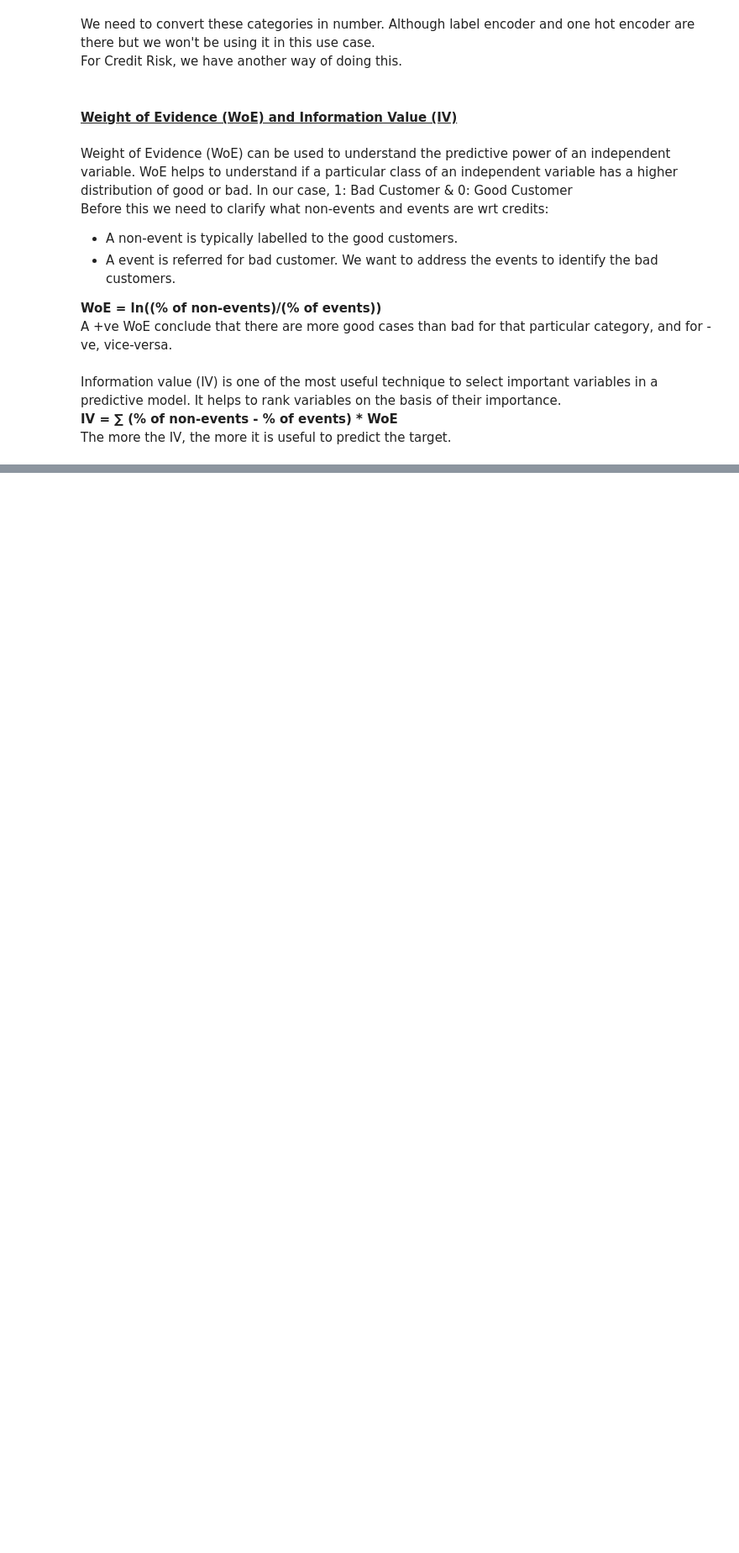
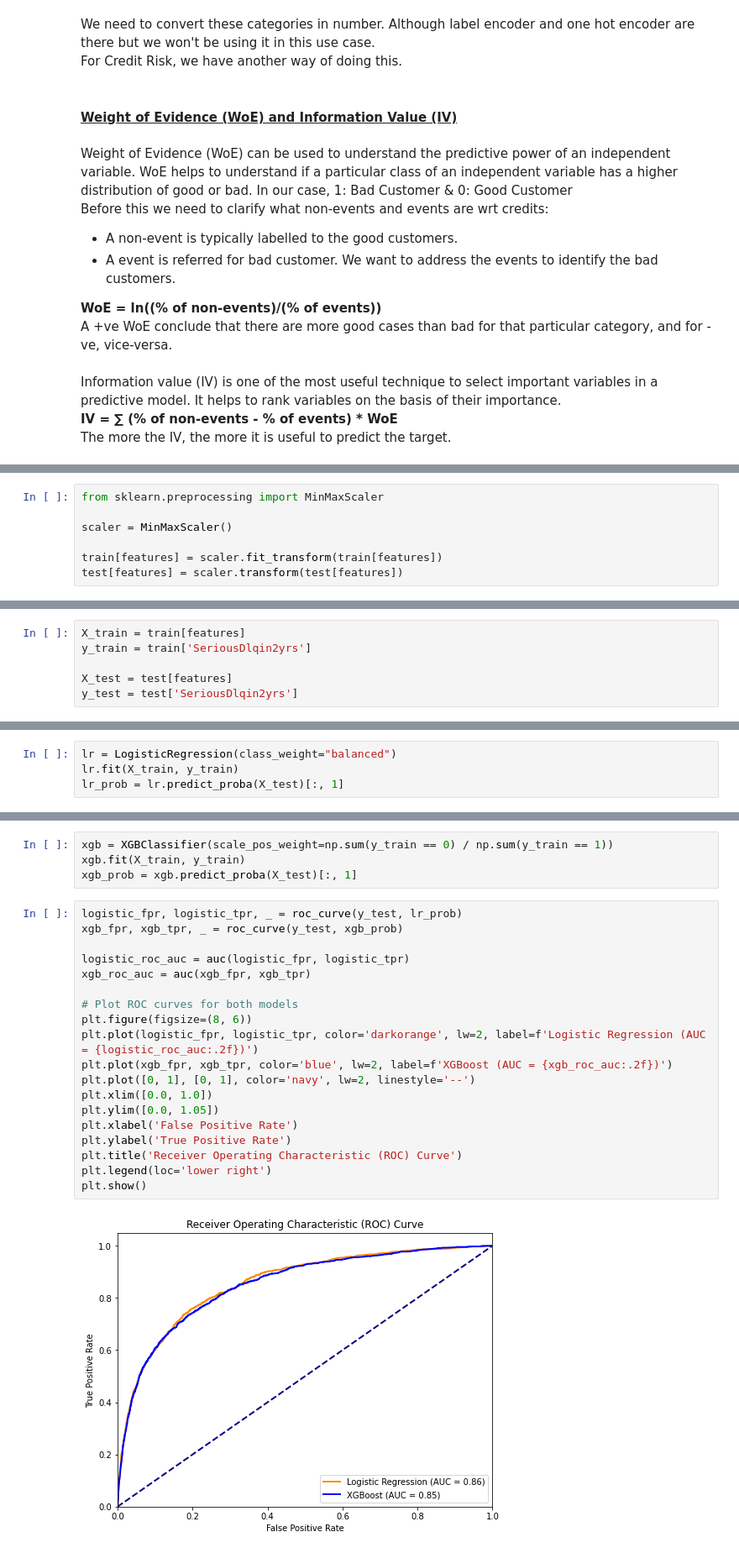
Before and after one commit to poolkit/Credit-Risk-Modelling, a Jupyter notebook: Preprocessing_Training.ipynb, the cells around one changed output, grey strips where cells are left out. Shown at 84% size. Cells and saved outputs as stored; diff of their text form; blank space fills up the shorter version.

Commit message:
did prediction, created probab file

```diff
--- a/CreditPrediction.ipynb
+++ b/Preprocessing_Training.ipynb
@@ -674,0 +686,7 @@ pd.crosstab(train[feature],train[target],normalize='columns').assign(woe=lambda
+# %%
+from sklearn.preprocessing import MinMaxScaler
+
+scaler = MinMaxScaler()
+
+train[features] = scaler.fit_transform(train[features])
+test[features] = scaler.transform(test[features])
@@ -674,0 +745,6 @@ pd.crosstab(train[feature],train[target],normalize='columns').assign(woe=lambda
+# %%
+X_train = train[features]
+y_train = train['SeriousDlqin2yrs']
+
+X_test = test[features]
+y_test = test['SeriousDlqin2yrs']
@@ -674,0 +759,4 @@ pd.crosstab(train[feature],train[target],normalize='columns').assign(woe=lambda
+# %%
+lr = LogisticRegression(class_weight="balanced")
+lr.fit(X_train, y_train)
+lr_prob = lr.predict_proba(X_test)[:, 1]
@@ -674,0 +765,25 @@ pd.crosstab(train[feature],train[target],normalize='columns').assign(woe=lambda
+# %%
+xgb = XGBClassifier(scale_pos_weight=np.sum(y_train == 0) / np.sum(y_train == 1))
+xgb.fit(X_train, y_train)
+xgb_prob = xgb.predict_proba(X_test)[:, 1]
+# %%
+logistic_fpr, logistic_tpr, _ = roc_curve(y_test, lr_prob)
+xgb_fpr, xgb_tpr, _ = roc_curve(y_test, xgb_prob)
+
+logistic_roc_auc = auc(logistic_fpr, logistic_tpr)
+xgb_roc_auc = auc(xgb_fpr, xgb_tpr)
+
+# Plot ROC curves for both models
+plt.figure(figsize=(8, 6))
+plt.plot(logistic_fpr, logistic_tpr, color='darkorange', lw=2, label=f'Logistic Regression (AUC = {logistic_roc_auc:.2f})')
+plt.plot(xgb_fpr, xgb_tpr, color='blue', lw=2, label=f'XGBoost (AUC = {xgb_roc_auc:.2f})')
+plt.plot([0, 1], [0, 1], color='navy', lw=2, linestyle='--')
+plt.xlim([0.0, 1.0])
+plt.ylim([0.0, 1.05])
+plt.xlabel('False Positive Rate')
+plt.ylabel('True Positive Rate')
+plt.title('Receiver Operating Characteristic (ROC) Curve')
+plt.legend(loc='lower right')
+plt.show()
+# %% [output]
+[figure, added]
```
Also changed, not shown: parts of 26 cells of this notebook, 6 other files.
